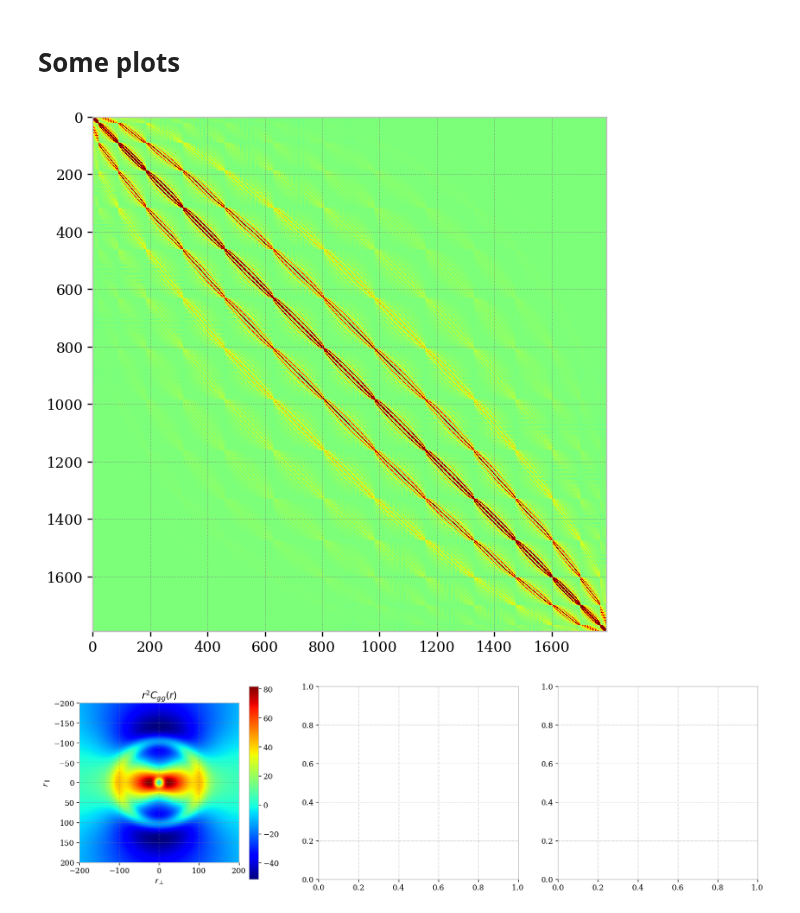
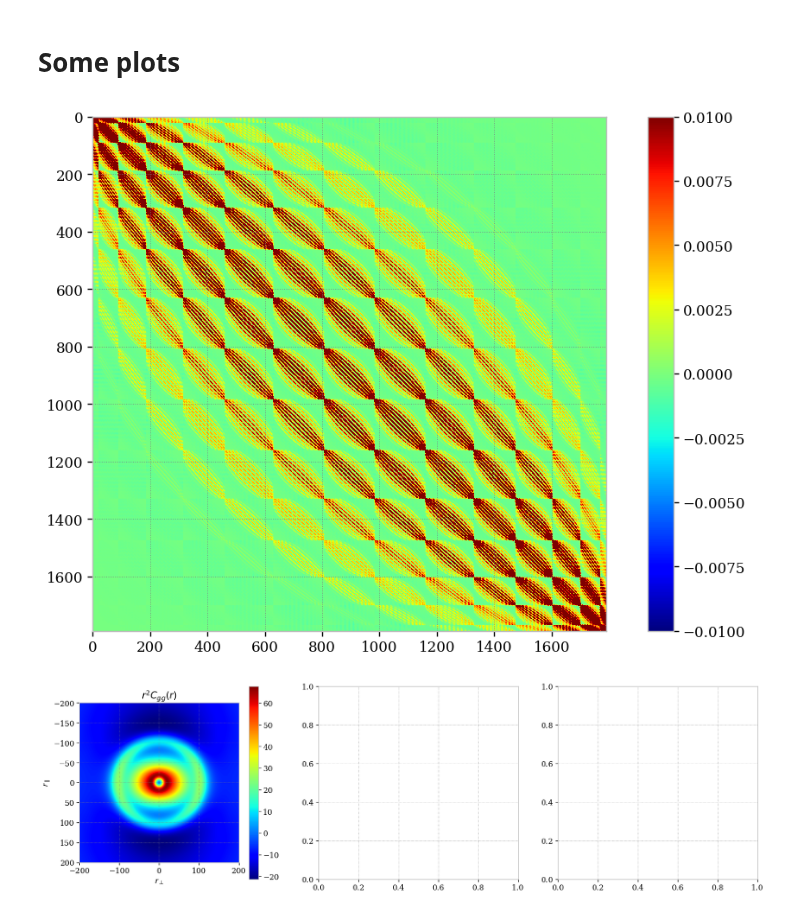
Before and after one commit to corentinravoux/flip, a Jupyter notebook: notebook/fit_density.ipynb, the cells around one changed output. Drawn from its saved outputs; the diff is of its cells as text; code cells hidden in the pictures.

```diff
--- a/notebook/fit_density.ipynb
+++ b/notebook/fit_density.ipynb
@@ -111,12 +63,12 @@ covariance_fit = covariance.CovMatrix.init_from_flip(
 likelihood_type="multivariate_gaussian"
 likelihood_properties = {"inversion_method": "inverse"}
 
-parameter_dict = {"bs8": {"value": minuit_fitter_bias.minuit.values["bs8"],
-                          "fixed" : True,
+parameter_dict = {"bs8": {"value": 1.0,
+                          "limit_low" : 0.0,
+                          "fixed" : False,
                          },
-                  "fs8": {"value": 0.4,
+                  "beta_f": {"value": 0.4,
                           "limit_low" : 0.0,
-                          "limit_up" : 1.0,
                           "fixed" : False,
                          },
                  }
@@ -152,0 +135,35 @@ minuit_fitter.run()
+# %%
+parameter_dict = {"bs8": {"value": 1.0,
+                          "fixed" : False,
+                          "limit_low" : 0.0,
+                         },
+                  "beta_f": {"value": 0.1,
+                          "fixed" : False,
+                          "limit_low" : 0.0,
+                         },
+                  "sigg": {"value": 2.0,
+                          "limit_low" : 0.5,
+                          "limit_up" : 3.0,
+                          "fixed" : False,
+                         },
+                 }
+
+
+
+likelihood_type="multivariate_gaussian_interp1d"
+likelihood_properties = {"inversion_method": "inverse"}
+
+
+
+minuit_fitter_interp = fitter.FitMinuit.init_from_covariance(
+        covariance_list,
+        data_density,
+        parameter_dict,
+        likelihood_type=likelihood_type,
+        likelihood_properties = likelihood_properties,
+        interpolation_value_name = "sigg",
+        interpolation_value_range = sigmag_list,
+)
+
+
+minuit_fitter_interp.run()
@@ -158,10 +190,11 @@ plt.style.use(os.path.join(data_path,"style.mplstyle"))
 # %%
 plot_utils.plot_correlation_from_likelihood(
     minuit_fitter.likelihood,
     parameter_dict,
+    vmin = -0.01, vmax= 0.01
 )
 # %% [output]
-[figure, old version]
+[figure, new version]
 # %%
 
 r_perpendicular = np.linspace(-200,200,200)
@@ -189,4 +222,4 @@ plot_utils.plot_2d_contraction(contraction_plot,
                     parameter_values_dict,
                     rs_multiplied = True)
 # %% [output]
-[figure, old version]
+[figure, new version]
```
Also changed, not shown: parts of 14 cells of this notebook, 2 other files.
